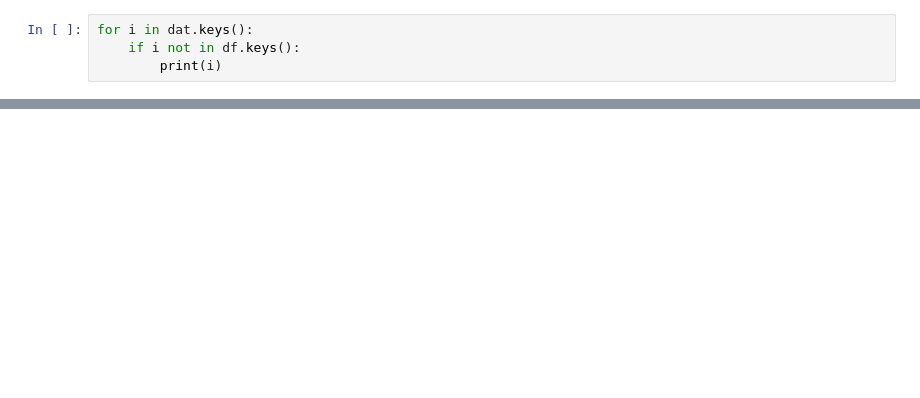
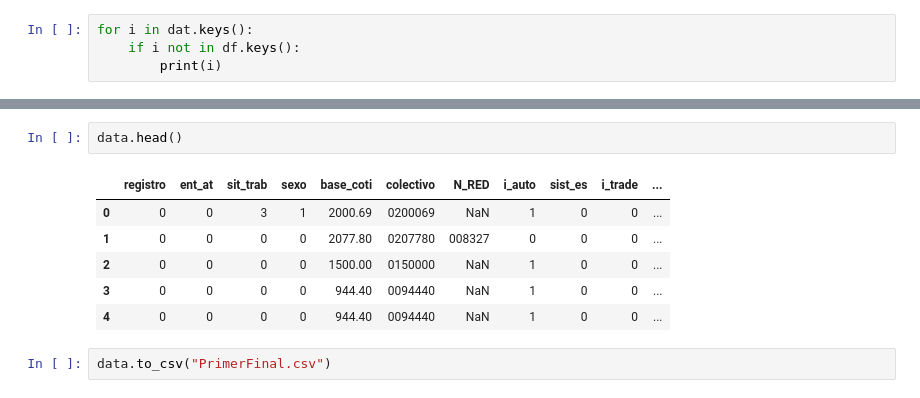
Before and after one commit to VictorCalzada/fraud_detection, a Jupyter notebook: CompareData.ipynb, the cells around one changed output, grey strips where cells are left out. Drawn from its saved outputs; the diff is of its cells as text; blank space fills up the shorter version.

```diff
--- a/CompareData.ipynb
+++ b/CompareData.ipynb
@@ -409,0 +424,11 @@ selectFromDat(df, dat)
+# %%
+data.head()
+# %% [output]
+|  | registro | ent_at | sit_trab | sexo | base_coti | colectivo | N_RED | i_auto | sist_es | i_trade | ... |
+| 0 | 0 | 0 | 3 | 1 | 2000.69 | 0200069 | NaN | 1 | 0 | 0 | ... |
+| 1 | 0 | 0 | 0 | 0 | 2077.80 | 0207780 | 008327 | 0 | 0 | 0 | ... |
+| 2 | 0 | 0 | 0 | 0 | 1500.00 | 0150000 | NaN | 1 | 0 | 0 | ... |
+| 3 | 0 | 0 | 0 | 0 | 944.40 | 0094440 | NaN | 1 | 0 | 0 | ... |
+| 4 | 0 | 0 | 0 | 0 | 944.40 | 0094440 | NaN | 1 | 0 | 0 | ... |
+# %%
+data.to_csv("PrimerFinal.csv")
```
Also changed, not shown: parts of 45 cells of this notebook, 4 other files.
